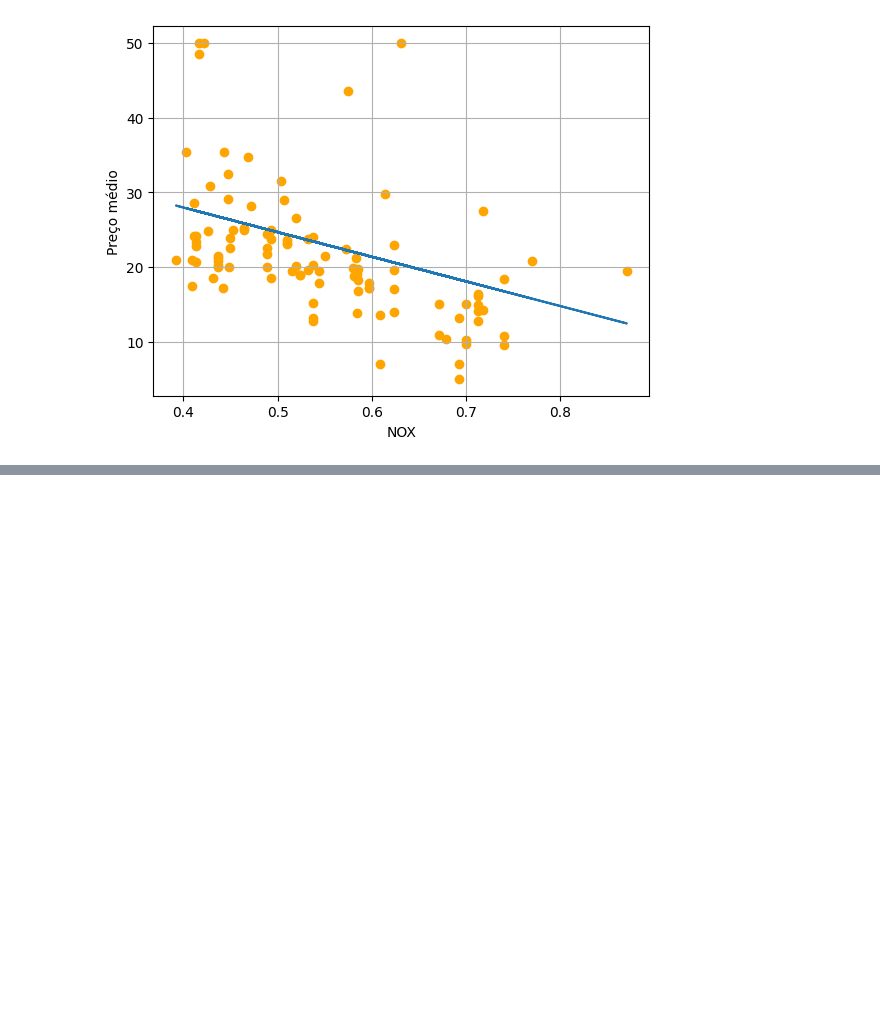
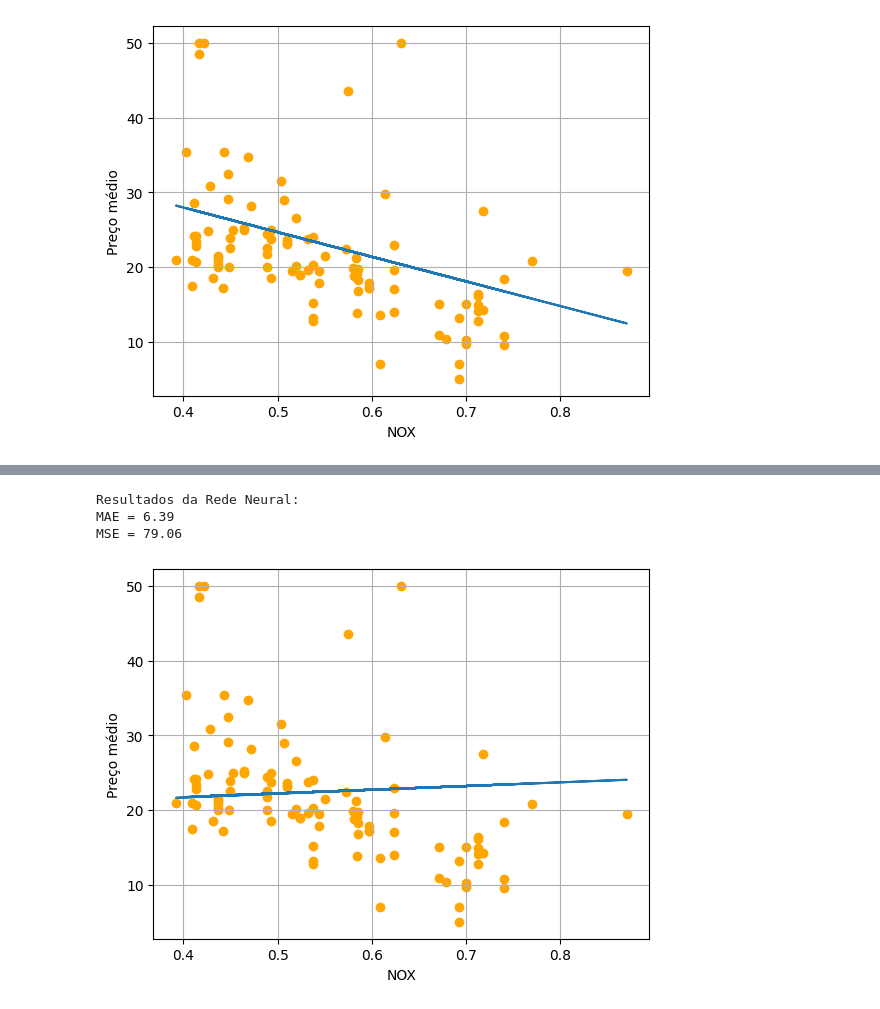
Before and after one commit to HeloisaJ/Lista_Computacional_IA, a Jupyter notebook: AtividadeIA.ipynb, the cells around one changed output, grey strips where cells are left out. Cells and saved outputs as stored; diff of their text form; code cells hidden in the pictures; blank space fills up the shorter version.

Commit message:
Criação do modelo de rede neural

```diff
--- a/AtividadeIA.ipynb
+++ b/AtividadeIA.ipynb
@@ -173,0 +185,15 @@ plt.grid()
+# %%
+# Criação do modelo de rede neural com 10 neurônios no hidden layer, 1 neurônio de entrada e 1 neurônio de saída
+
+nn_model = Sequential([
+Dense(10, activation='relu', input_shape=(1,)),
+Dense(1, activation='linear')
+])
+# %%
+# Compilação do modelo
+
+nn_model.compile(optimizer='adam', loss='mse', metrics=['mae'])
+# %%
+# Treinamento do modelo por 50 épocas e com batch de tamanho 15
+
+nn_model.fit(X_train, y_train, epochs=50, batch_size=15, verbose=1)
@@ -173,0 +219,4 @@ plt.grid()
+# %%
+# Mostrando os dados de treinamento para o modelo e pedindo para que ele determine o valor de y
+
+y_pred_nn = nn_model.predict(X_test)
@@ -173,0 +225,18 @@ plt.grid()
+# %%
+# Utilização da função criada no tópico de criação de um modelo linear para determinar o MAE e o MSE do modelo
+
+printMetricas("Rede Neural", y_pred_nn)
+# %% [output]
+Resultados da Rede Neural:
+MAE = 6.39
+MSE = 79.06
+# %%
+# Ilustrando os resultados da rede neural nos dados de teste
+
+plt.scatter(X_test, y_test, c='orange')
+plt.plot(X_test, y_pred_nn)
+plt.xlabel("NOX")
+plt.ylabel("Preço médio")
+plt.grid()
+# %% [output]
+[figure, added]
```
Also changed, not shown: parts of 7 cells of this notebook.
